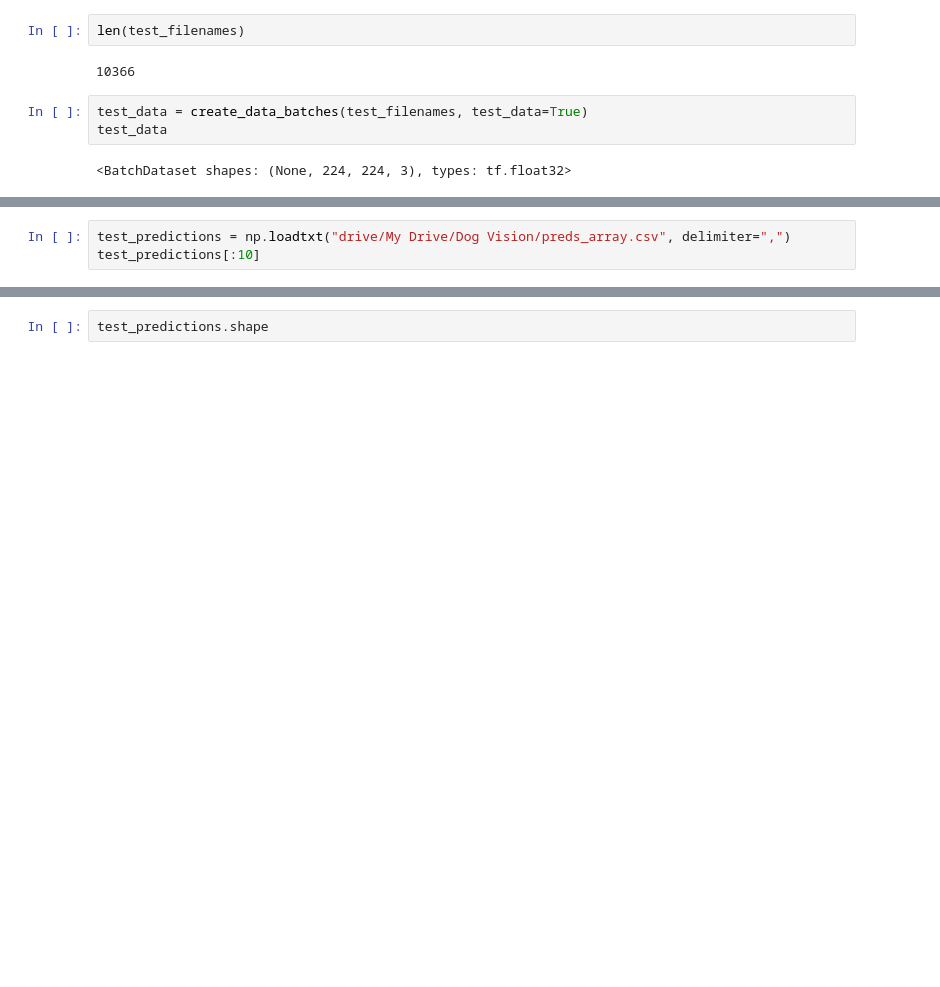
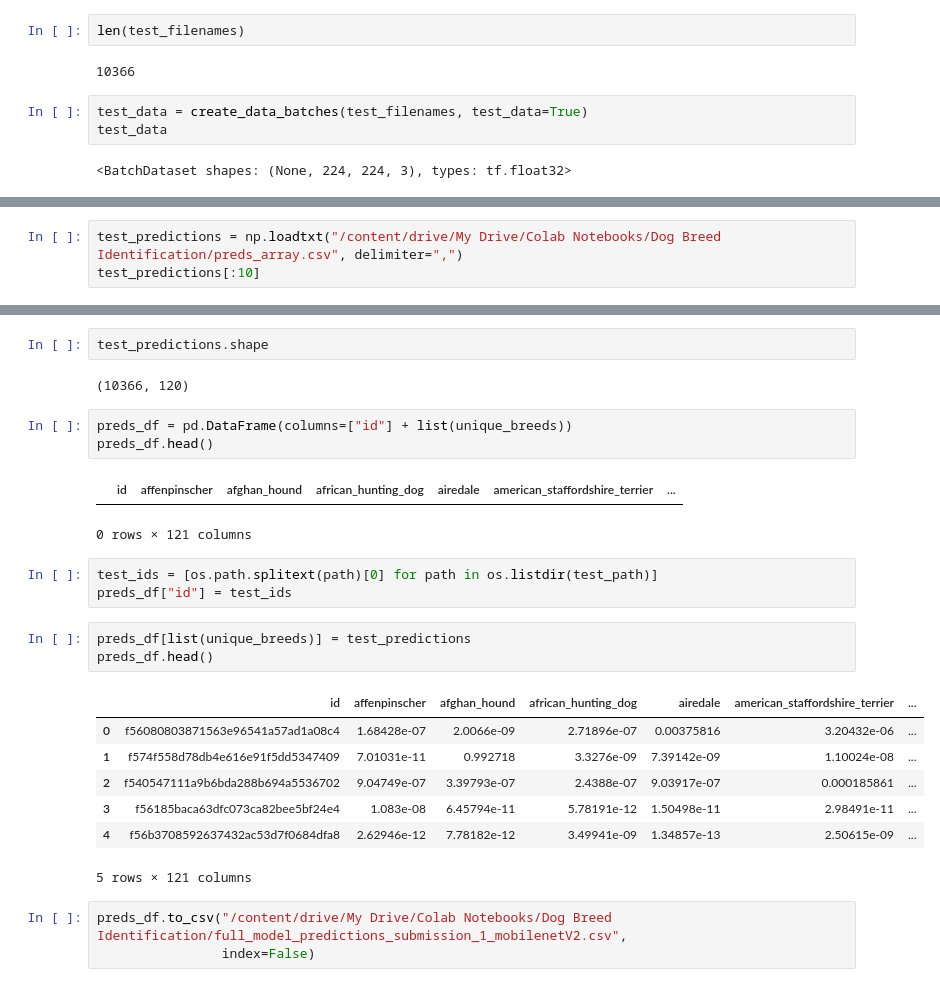
Before and after one commit to Norman518/Data-Science, a Jupyter notebook: Colab/Dog Breed Identification/Dog_Breed_Identification.ipynb, the cells around one changed output, grey strips where cells are left out. Cells and saved outputs as stored; diff of their text form; blank space fills up the shorter version.

```diff
--- a/Colab/Dog Breed Identification/Dog_Breed_Identification.ipynb
+++ b/Colab/Dog Breed Identification/Dog_Breed_Identification.ipynb
@@ -419,3 +345,3 @@ np.savetxt("/content/drive/My Drive/Colab Notebooks/Dog Breed Identification/pre
 # %%
-test_predictions = np.loadtxt("drive/My Drive/Dog Vision/preds_array.csv", delimiter=",")
+test_predictions = np.loadtxt("/content/drive/My Drive/Colab Notebooks/Dog Breed Identification/preds_array.csv", delimiter=",")
 test_predictions[:10]
@@ -422,2 +362,27 @@ test_predictions[:10]
 # %%
 test_predictions.shape
+# %% [output]
+(10366, 120)
+# %%
+preds_df = pd.DataFrame(columns=["id"] + list(unique_breeds))
+preds_df.head()
+# %% [output]
+|  | id | affenpinscher | afghan_hound | african_hunting_dog | airedale | american_staffordshire_terrier | ... |
+0 rows × 121 columns
+# %%
+test_ids = [os.path.splitext(path)[0] for path in os.listdir(test_path)]
+preds_df["id"] = test_ids
+# %%
+preds_df[list(unique_breeds)] = test_predictions
+preds_df.head()
+# %% [output]
+|  | id | affenpinscher | afghan_hound | african_hunting_dog | airedale | american_staffordshire_terrier | ... |
+| 0 | f56080803871563e96541a57ad1a08c4 | 1.68428e-07 | 2.0066e-09 | 2.71896e-07 | 0.00375816 | 3.20432e-06 | ... |
+| 1 | f574f558d78db4e616e91f5dd5347409 | 7.01031e-11 | 0.992718 | 3.3276e-09 | 7.39142e-09 | 1.10024e-08 | ... |
+| 2 | f540547111a9b6bda288b694a5536702 | 9.04749e-07 | 3.39793e-07 | 2.4388e-07 | 9.03917e-07 | 0.000185861 | ... |
+| 3 | f56185baca63dfc073ca82bee5bf24e4 | 1.083e-08 | 6.45794e-11 | 5.78191e-12 | 1.50498e-11 | 2.98491e-11 | ... |
+| 4 | f56b3708592637432ac53d7f0684dfa8 | 2.62946e-12 | 7.78182e-12 | 3.49941e-09 | 1.34857e-13 | 2.50615e-09 | ... |
+5 rows × 121 columns
+# %%
+preds_df.to_csv("/content/drive/My Drive/Colab Notebooks/Dog Breed Identification/full_model_predictions_submission_1_mobilenetV2.csv",
+                index=False)
```
Also changed, not shown: parts of 30 cells of this notebook, 10 other files.
